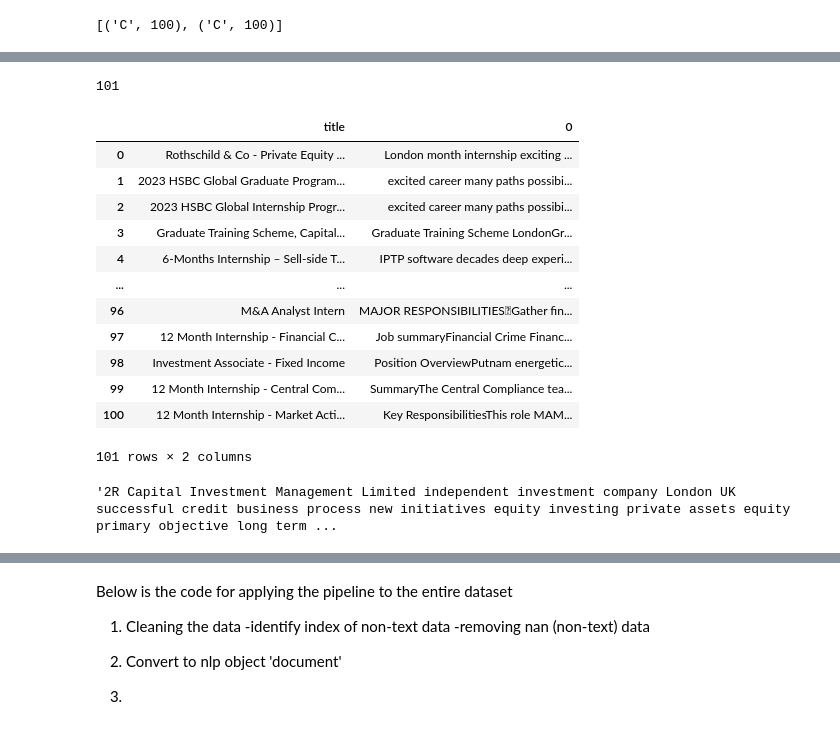
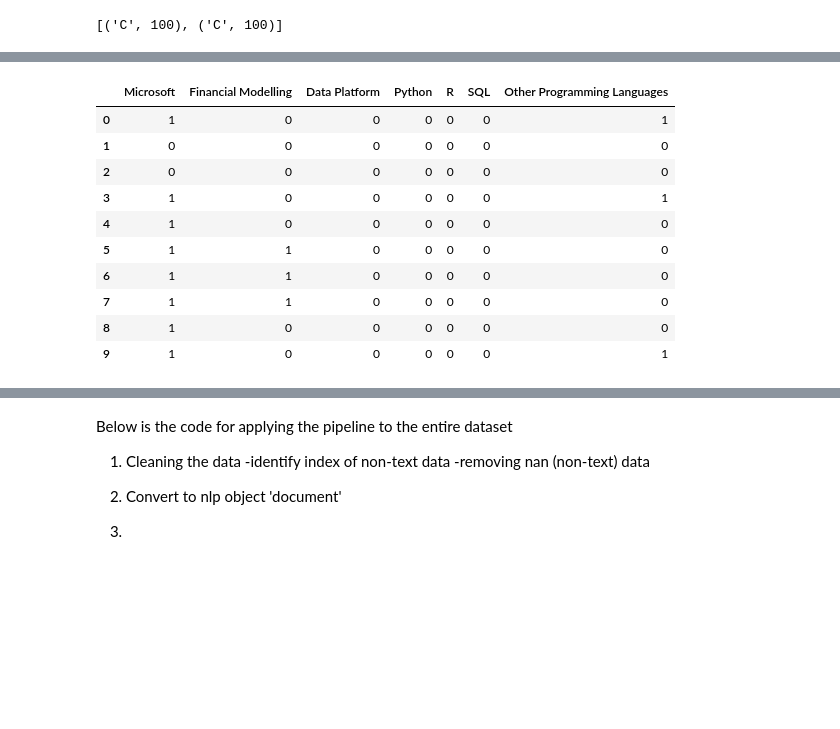
Before and after one commit to ethanvirtudazo/DS105_Project, a Jupyter notebook: text_pipeline.ipynb, the cells around one changed output, grey strips where cells are left out. Drawn from its saved outputs; the diff is of its cells as text; code cells hidden in the pictures; blank space fills up the shorter version.

```diff
--- a/text_pipeline.ipynb
+++ b/text_pipeline.ipynb
@@ -290,0 +299,5 @@ print(PETC_match)
+# %%
+# Dataframe for storing occurence of keywords
+
+df_bool = pd.DataFrame(columns=['Microsoft', 'Financial Modelling', 'Data Platform', 'Python', 'R', 'SQL','Other Programming Languages'])
+df_bool
@@ -311,20 +319,13 @@ def dict_filter_view(input_text):
 # %%
+# Creating a function to pass the texts through the filter and output the occurence of keywords
+
 def dict_filter_bool(input_text):
-    MS = bool([match for match in [process.extractOne(key, input_text, scorer = fuzz.token_set_ratio, score_cutoff = MS_score_cutoff) for key in MS_keys] if match is not None and match[1] >= MS_score_cutoff])
-    FM = bool([match for match in [process.extractOne(key, input_text, scorer = fuzz.token_set_ratio, score_cutoff = FM_score_cutoff) for key in FM_keys] if match is not None and match[1] >= FM_score_cutoff])
-    DATA = bool([match for match in [process.extractOne(key, input_text, scorer = fuzz.token_set_ratio, score_cutoff = DATA_score_cutoff) for key in DATA_keys] if match is not None and match[1] >= DATA_score_cutoff])
-    PY = bool([match for match in [process.extractOne(key, input_text, scorer = fuzz.token_set_ratio, score_cutoff = PY_score_cutoff) for key in PY_keys] if match is not None and match[1] >= PY_score_cutoff])
-    R = bool([match for match in [process.extractOne(key, input_text, scorer = fuzz.token_set_ratio, score_cutoff = R_score_cutoff) for key in R_keys] if match is not None and match[1] >= R_score_cutoff])
-    SQL = bool([match for match in [process.extractOne(key, input_text, scorer = fuzz.token_set_ratio, score_cutoff = SQL_score_cutoff) for key in SQL_keys] if match is not None and match[1] >= SQL_score_cutoff])
-    PETC = bool([match for match in [process.extractOne(key, input_text, scorer = fuzz.token_set_ratio, score_cutoff = PETC_score_cutoff) for key in PETC_keys] if match is not None and match[1] >= PETC_score_cutoff])
+    MS = int(bool([match for match in [process.extractOne(key, input_text, scorer = fuzz.token_set_ratio, score_cutoff = MS_score_cutoff) for key in MS_keys] if match is not None and match[1] >= MS_score_cutoff]))
+    FM = int(bool([match for match in [process.extractOne(key, input_text, scorer = fuzz.token_set_ratio, score_cutoff = FM_score_cutoff) for key in FM_keys] if match is not None and match[1] >= FM_score_cutoff]))
+    DATA = int(bool([match for match in [process.extractOne(key, input_text, scorer = fuzz.token_set_ratio, score_cutoff = DATA_score_cutoff) for key in DATA_keys] if match is not None and match[1] >= DATA_score_cutoff]))
+    PY = int(bool([match for match in [process.extractOne(key, input_text, scorer = fuzz.token_set_ratio, score_cutoff = PY_score_cutoff) for key in PY_keys] if match is not None and match[1] >= PY_score_cutoff]))
+    R = int(bool([match for match in [process.extractOne(key, input_text, scorer = fuzz.token_set_ratio, score_cutoff = R_score_cutoff) for key in R_keys] if match is not None and match[1] >= R_score_cutoff]))
+    SQL = int(bool([match for match in [process.extractOne(key, input_text, scorer = fuzz.token_set_ratio, score_cutoff = SQL_score_cutoff) for key in SQL_keys] if match is not None and match[1] >= SQL_score_cutoff]))
+    PETC = int(bool([match for match in [process.extractOne(key, input_text, scorer = fuzz.token_set_ratio, score_cutoff = PETC_score_cutoff) for key in PETC_keys] if match is not None and match[1] >= PETC_score_cutoff]))
 
-    arr = np.array([
-    MS,
-    FM,
-    DATA,
-    PY,
-    R,
-    SQL,
-    PETC])
-    arr = arr.astype(int)
-    return(arr)
+    df_bool.loc[len(df_bool)] = [MS, FM, DATA, PY, R, SQL, PETC]
@@ -432,27 +331,0 @@ pandas.core.frame.DataFrame
-# %%
-len(df_fil_1)
-# %% [output]
-101
-# %%
-# CREATING DATAFRAME FOR R
-
-df_r_1 = pd.concat([df_title_r_1, df_fil_1], axis = 1)
-df_r_1
-# %% [output]
-|  | title | 0 |
-| 0 | Rothschild & Co - Private Equity ... | London month internship exciting ... |
-| 1 | 2023 HSBC Global Graduate Program... | excited career many paths possibi... |
-| 2 | 2023 HSBC Global Internship Progr... | excited career many paths possibi... |
-| 3 | Graduate Training Scheme, Capital... | Graduate Training Scheme LondonGr... |
-| 4 | 6-Months Internship – Sell-side T... | IPTP software decades deep experi... |
-| ... | ... | ... |
-| 96 | M&A Analyst Intern | MAJOR RESPONSIBILITIESGather fin... |
-| 97 | 12 Month Internship - Financial C... | Job summaryFinancial Crime Financ... |
-| 98 | Investment Associate - Fixed Income | Position OverviewPutnam energetic... |
-| 99 | 12 Month Internship - Central Com... | SummaryThe Central Compliance tea... |
-| 100 | 12 Month Internship - Market Acti... | Key ResponsibilitiesThis role MAM... |
-101 rows × 2 columns
-# %%
-df_r_1.iloc[95,1]
-# %% [output]
-'2R Capital Investment Management Limited independent investment company London UK successful credit business process new initiatives equity investing private assets equity primary objective long term ...
@@ -461,0 +334,16 @@ df_r_1.iloc[95,1]
+# %%
+tst_txts_s = pd.Series(tst_txts)
+tst_txts_s.apply(dict_filter_bool)
+df_bool
+# %% [output]
+|  | Microsoft | Financial Modelling | Data Platform | Python | R | SQL | Other Programming Languages |
+| 0 | 1 | 0 | 0 | 0 | 0 | 0 | 1 |
+| 1 | 0 | 0 | 0 | 0 | 0 | 0 | 0 |
+| 2 | 0 | 0 | 0 | 0 | 0 | 0 | 0 |
+| 3 | 1 | 0 | 0 | 0 | 0 | 0 | 1 |
+| 4 | 1 | 0 | 0 | 0 | 0 | 0 | 0 |
+| 5 | 1 | 1 | 0 | 0 | 0 | 0 | 0 |
+| 6 | 1 | 1 | 0 | 0 | 0 | 0 | 0 |
+| 7 | 1 | 1 | 0 | 0 | 0 | 0 | 0 |
+| 8 | 1 | 0 | 0 | 0 | 0 | 0 | 0 |
+| 9 | 1 | 0 | 0 | 0 | 0 | 0 | 1 |
```
Also changed, not shown: parts of 34 cells of this notebook, 2 other files.
